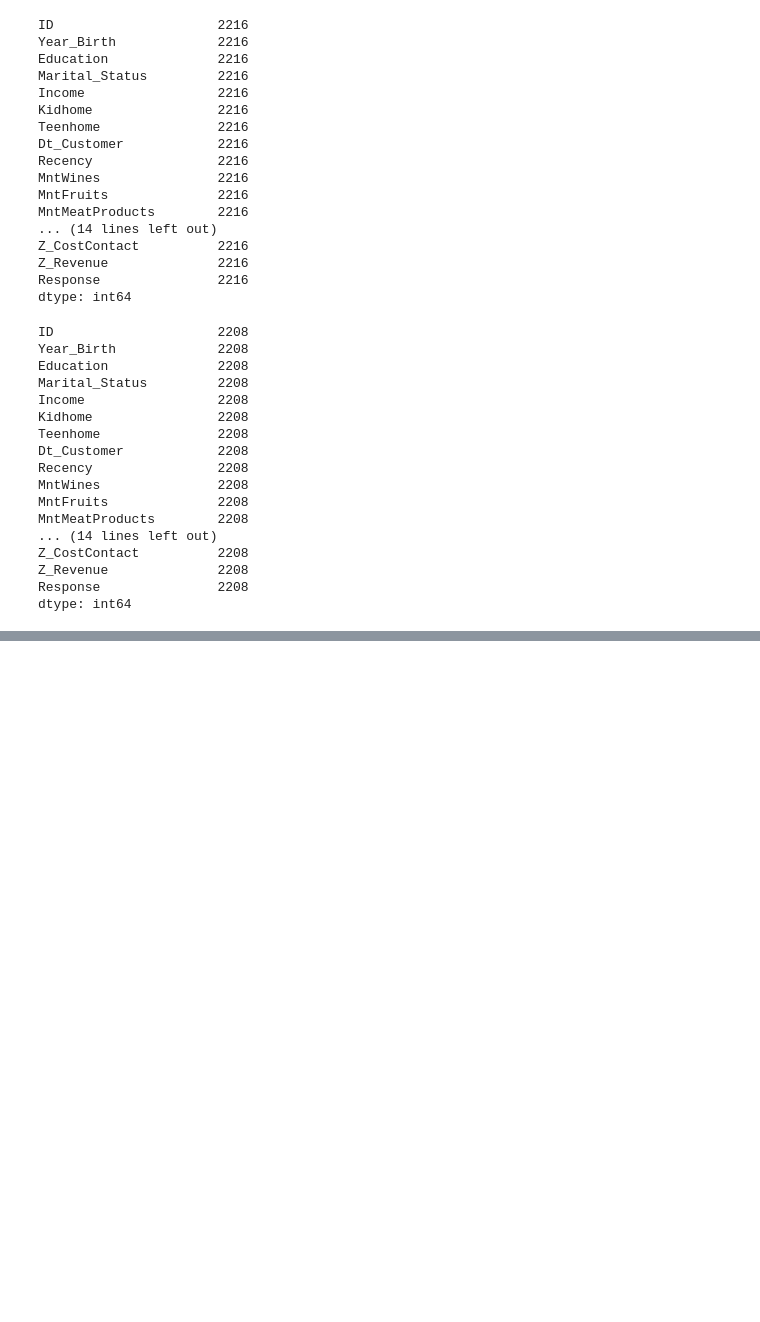
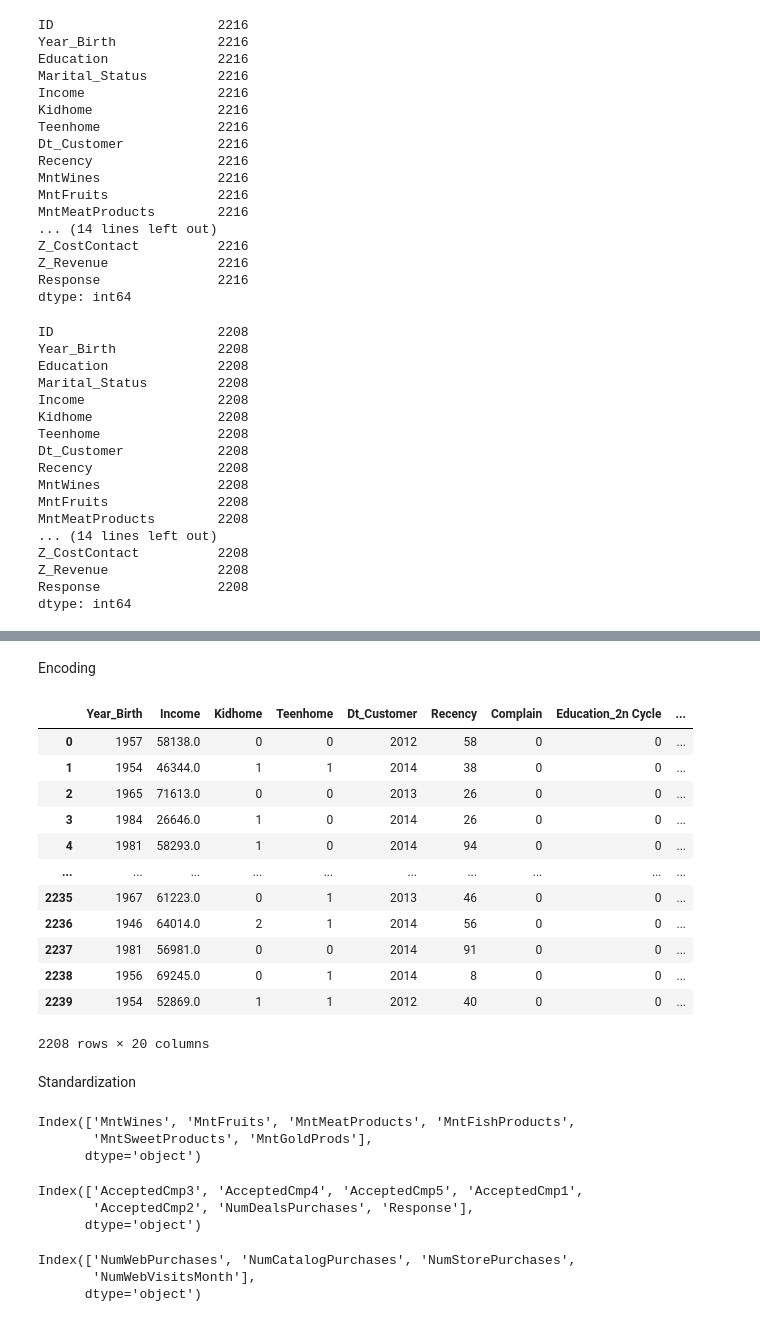
Before and after one commit to mkhadikn/Data-Analysis-and-Science, a Jupyter notebook: Company's_Ideal_Customers(Marketing_Strategy).ipynb, the cells around one changed output, grey strips where cells are left out. Saved outputs shown, nothing was run; the diff lists cells and outputs as text; code cells hidden in the pictures; blank space fills up the shorter version.

```diff
--- a/Company's_Ideal_Customers(Marketing_Strategy).ipynb
+++ b/Company's_Ideal_Customers(Marketing_Strategy).ipynb
@@ -556,0 +644,42 @@ dtype: int64
+# %% [markdown]
+Encoding
+# %%
+df1 = pd.get_dummies(df1, dtype=int)
+df1
+# %% [output]
+|  | Year_Birth | Income | Kidhome | Teenhome | Dt_Customer | Recency | Complain | Education_2n Cycle | ... |
+| 0 | 1957 | 58138.0 | 0 | 0 | 2012 | 58 | 0 | 0 | ... |
+| 1 | 1954 | 46344.0 | 1 | 1 | 2014 | 38 | 0 | 0 | ... |
+| 2 | 1965 | 71613.0 | 0 | 0 | 2013 | 26 | 0 | 0 | ... |
+| 3 | 1984 | 26646.0 | 1 | 0 | 2014 | 26 | 0 | 0 | ... |
+| 4 | 1981 | 58293.0 | 1 | 0 | 2014 | 94 | 0 | 0 | ... |
+| ... | ... | ... | ... | ... | ... | ... | ... | ... | ... |
+| 2235 | 1967 | 61223.0 | 0 | 1 | 2013 | 46 | 0 | 0 | ... |
+| 2236 | 1946 | 64014.0 | 2 | 1 | 2014 | 56 | 0 | 0 | ... |
+| 2237 | 1981 | 56981.0 | 0 | 0 | 2014 | 91 | 0 | 0 | ... |
+| 2238 | 1956 | 69245.0 | 0 | 1 | 2014 | 8 | 0 | 0 | ... |
+| 2239 | 1954 | 52869.0 | 1 | 1 | 2012 | 40 | 0 | 0 | ... |
+2208 rows × 20 columns
+# %% [markdown]
+Standardization
+# %%
+predname_num1 = df2.columns
+predname_num1
+# %% [output]
+Index(['MntWines', 'MntFruits', 'MntMeatProducts', 'MntFishProducts',
+       'MntSweetProducts', 'MntGoldProds'],
+      dtype='object')
+# %%
+predname_num2 = df3.columns
+predname_num2
+# %% [output]
+Index(['AcceptedCmp3', 'AcceptedCmp4', 'AcceptedCmp5', 'AcceptedCmp1',
+       'AcceptedCmp2', 'NumDealsPurchases', 'Response'],
+      dtype='object')
+# %%
+predname_num3 = df4.columns
+predname_num3
+# %% [output]
+Index(['NumWebPurchases', 'NumCatalogPurchases', 'NumStorePurchases',
+       'NumWebVisitsMonth'],
+      dtype='object')
```
Also changed, not shown: parts of 17 cells of this notebook.
